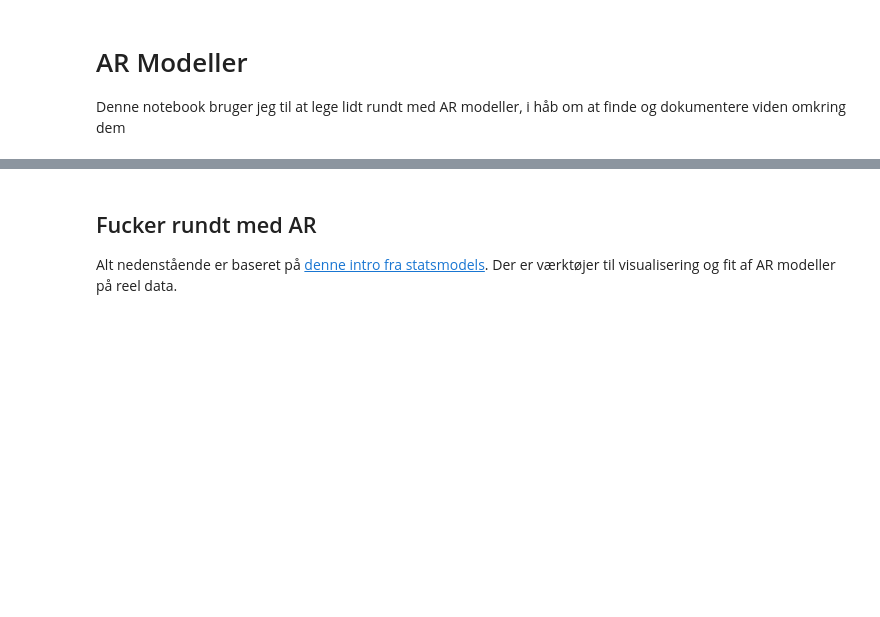
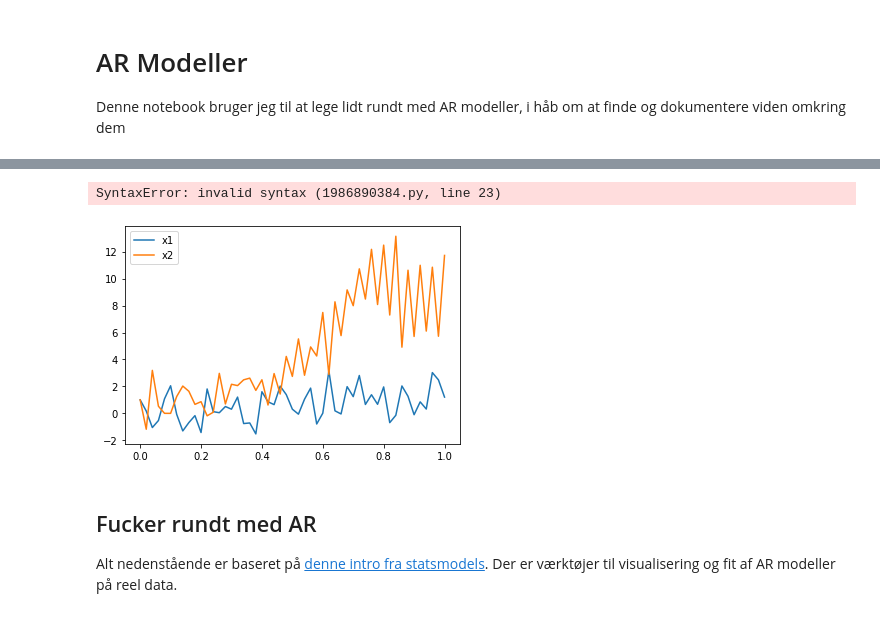
Before and after one commit to ahll19/P7, a Jupyter notebook: AR testing/AR_testing.ipynb, the cells around one changed output, grey strips where cells are left out. Cells and saved outputs as stored; diff of their text form; code cells hidden in the pictures; blank space fills up the shorter version.

```diff
--- a/AR testing/AR_testing.ipynb
+++ b/AR testing/AR_testing.ipynb
@@ -23,20 +31,29 @@ def generate_AR(coefficient_list, variance, num_time_steps, x0=0):
     d = variance.shape[0]
     p = len(coefficient_list)
 
-    if x0 == 0:
-        x0 = np.zeros(d)
-        calc_density = True
+    if type(x0) == int:
+        if x0 == 0:
+            x0 = np.zeros(d)
+            calc_density = True
+        else:
+        calc_density = False
     else:
         calc_density = False
 
     if calc_density:
-        pass
+        outputs = np.zeros((num_time_steps + 1, d))
+        variances = np.zeros((num_time_steps + 1, d, d))
+        variances[0] = variance
+
+        for i in range(1, num_time_steps + 1):
+            pass
+
     else:
         outputs = np.zeros((num_time_steps + 1, d))
         outputs[0] = x0
 
         for i in range(1, num_time_steps + 1):
-            iter_sum = np.zeros((d, d))
+            iter_sum = np.zeros(d)
 
             for j in range(p):
                 try:
@@ -44,10 +61,27 @@ def generate_AR(coefficient_list, variance, num_time_steps, x0=0):
                 except IndexError:
                     break
 
-            iter_sum += np.random.multivariate_normal(mean=np.zeros((d, d)), cov=variance)
+            iter_sum += np.random.multivariate_normal(mean=np.zeros(d), cov=variance)
             outputs[i] = iter_sum
 
-    pass
+        return outputs
+# %% [output]
+SyntaxError: invalid syntax (1986890384.py, line 23)
+# %%
+A, var = [np.random.randn(2, 2)], np.identity(2)
+x0 = np.ones(2)
+N = 50
+
+result = generate_AR(A, var, N, x0)
+
+t = np.linspace(0, 1, N + 1)
+
+plt.plot(t, result[:, 0], label="x1")
+plt.plot(t, result[:, 1], label="x2")
+plt.legend()
+plt.show()
+# %% [output]
+[figure, added]
 # %% [markdown]
 ## Fucker rundt med AR
 Alt nedenstående er baseret på [denne intro fra statsmodels](https://www.statsmodels.org/devel/examples/notebooks/generated/autoregressions.html).
```
Also changed, not shown: parts of 1 cell of this notebook.
